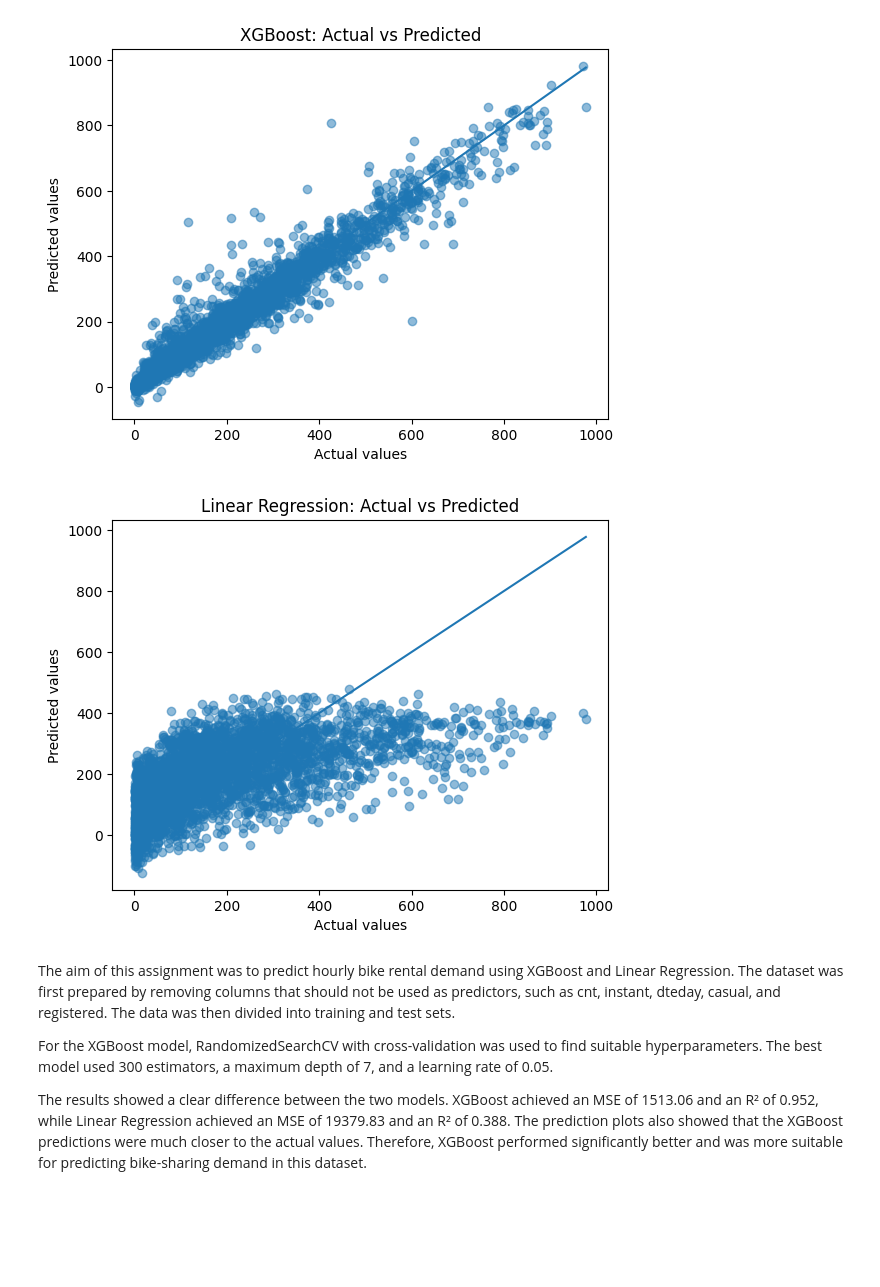
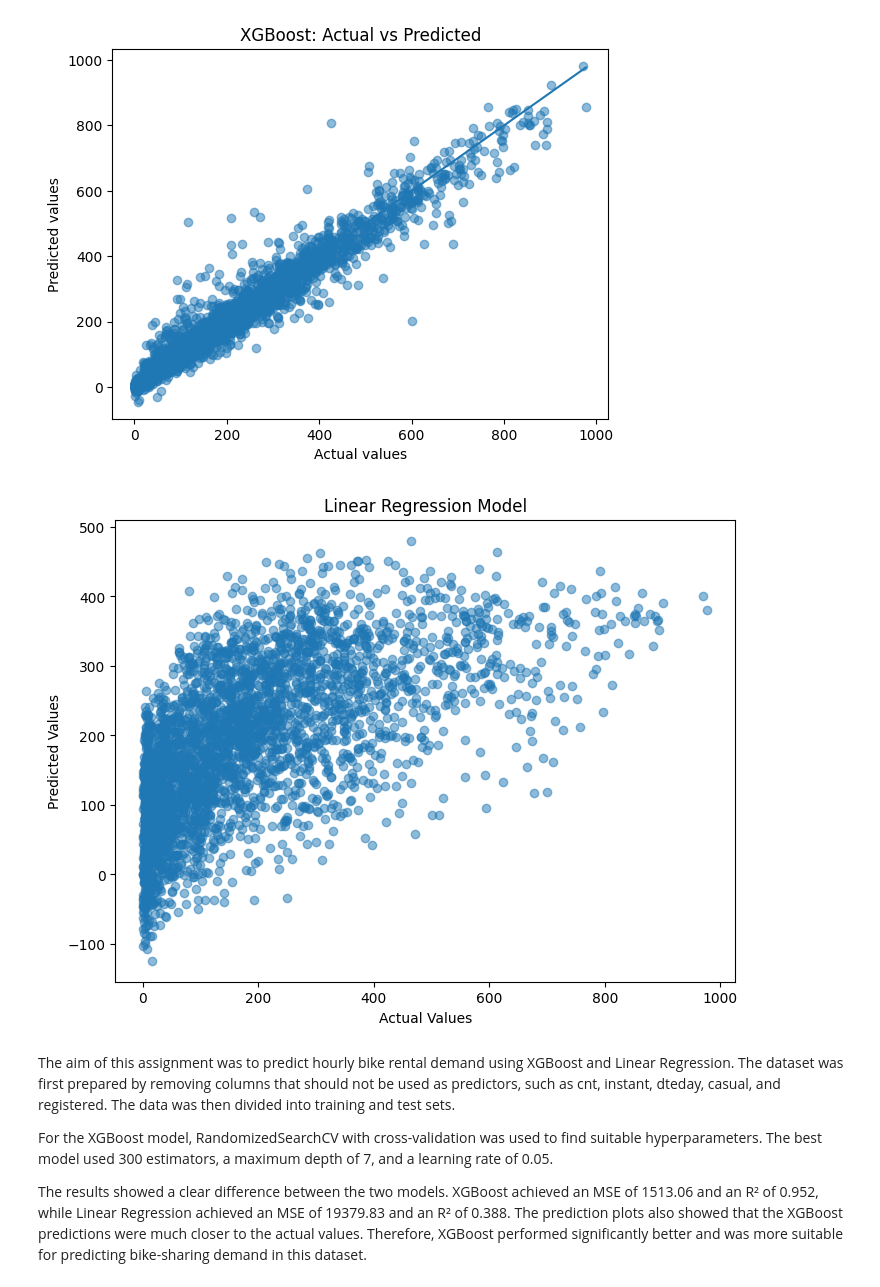
Before and after one commit to Alhmmada/Bike-Sharing-Demand-Prediction, a Jupyter notebook: Assignment_1_Regression_model.ipynb, the cells around one changed output. Cells and saved outputs as stored; diff of their text form; code cells hidden in the pictures; blank space fills up the shorter version.

```diff
--- a/Assignment_1_Regression_model.ipynb
+++ b/Assignment_1_Regression_model.ipynb
@@ -140,4 +135,0 @@ xgb_model = random_search.best_estimator_
-# %%
-linear_model = LinearRegression()
-# %%
-linear_model.fit(X_train, y_train)
@@ -216,4 +206,18 @@ plt.plot([y_test.min(), y_test.max()],
 plt.show()
 # %% [output]
 [figure]
+# %%
+import matplotlib.pyplot as plt
+
+plt.figure(figsize=(8, 6))
+
+plt.scatter(y_test, y_pred_lr, alpha=0.5)
+
+plt.xlabel("Actual Values")
+plt.ylabel("Predicted Values")
+plt.title("Linear Regression Model")
+
+plt.show()
+# %% [output]
+[figure, added]
 # %%
@@ -221,17 +225,3 @@ plt.show()
-# %%
-plt.scatter(y_test, y_pred_linear, alpha=0.5)
-plt.xlabel("Actual values")
-plt.ylabel("Predicted values")
-plt.title("Linear Regression: Actual vs Predicted")
-
-plt.plot(
-    [y_test.min(), y_test.max()],
-    [y_test.min(), y_test.max()]
-)
-
-plt.show()
-# %% [output]
-[figure, removed]
 # %% [markdown]
 The aim of this assignment was to predict hourly bike rental demand using XGBoost and Linear Regression. The dataset was first prepared by removing columns that should not be used as predictors, such as cnt, instant, dteday, casual, and registered. The data was then divided into training and test sets.
 
```
Also changed, not shown: parts of 4 cells of this notebook.
